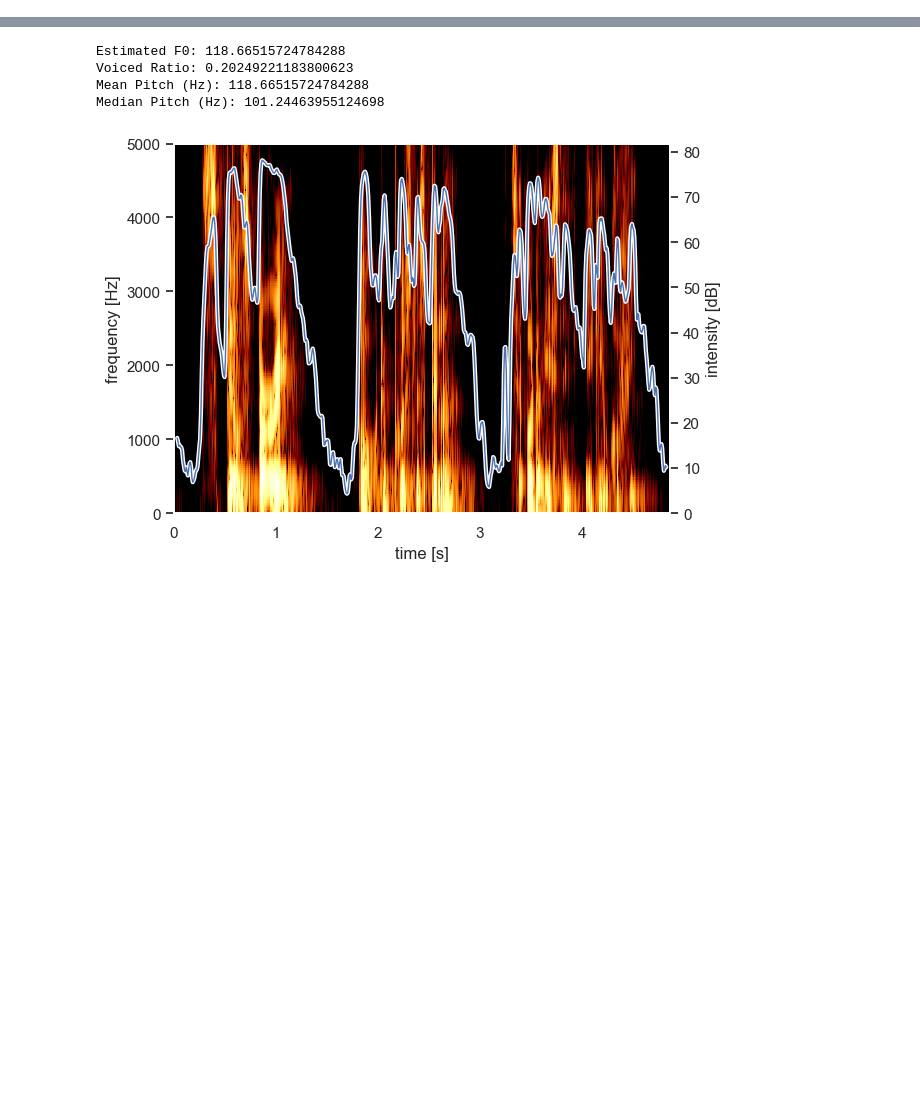
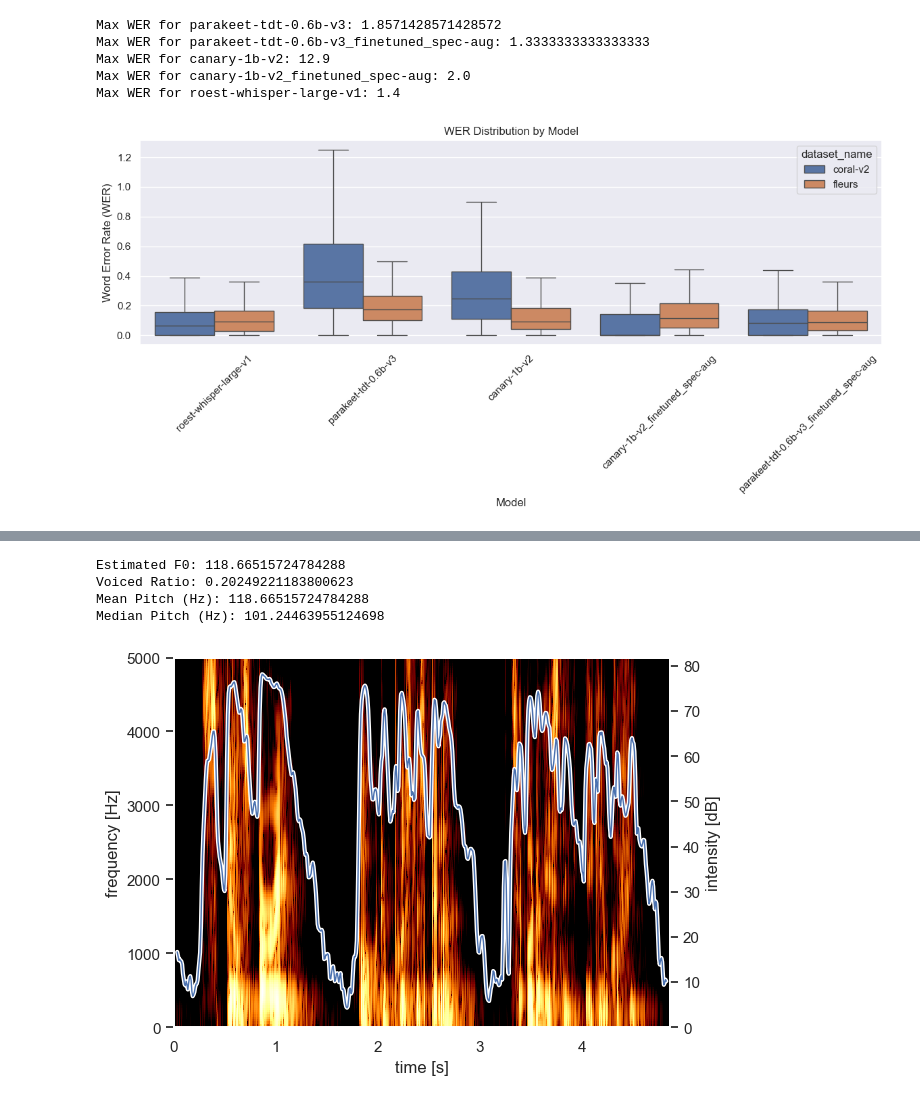
Before and after one commit to jhoffe/master_thesis, a Jupyter notebook: notebooks/evaluate_model.ipynb, the cells around one changed output, grey strips where cells are left out. Cells and saved outputs as stored; diff of their text form; code cells hidden in the pictures; blank space fills up the shorter version.

```diff
--- a/notebooks/evaluate_model.ipynb
+++ b/notebooks/evaluate_model.ipynb
@@ -90,27 +48,0 @@ plt.show()
-# %%
-#
-
-
-# filter on fleurs
-df_filtered = df_filtered[df_filtered["dataset_name"] == "fleurs"]
-
-# filter WER below 1.0
-df_filtered = df_filtered[(df_filtered["WER"] > .1) & (df_filtered["WER"] < 10.0)]
-
-metrics = ["mean_pitch_hz", "median_pitch_hz", "voiced_ratio"]
-for metric in metrics:
-    # plot WER vs mean pitch
-    plt.figure(figsize=(10, 6))
-    sns.scatterplot(data=df_filtered, x=metric, y="WER", hue="model")
-    plt.title(f"WER vs {metric} by Model")
-    plt.xlabel(f"{metric}")
-    plt.ylabel("Word Error Rate (WER)")
-    plt.legend(title="Model")
-    plt.grid(True)
-    plt.show()
-
-    # compute correlation coefficients
-    for model in models:
-        subset = df_filtered[df_filtered["model"] == model]
-        correlation, p_value = stats.pearsonr(subset[metric], subset["WER"])
-        print(f"Model: {model}, Pearson Correlation: {correlation:.4f}, P-value: {p_value:.4e}")
@@ -142,0 +177,21 @@ df_voi.head()
+# %%
+# plot distribution of WER for each model
+# print max WER per model
+for model in models:
+    max_wer = df_filtered[df_filtered["model"] == model]["WER"].max()
+    print(f"Max WER for {model}: {max_wer}")
+plt.figure(figsize=(12, 6))
+sns.boxplot(x="model", y="WER", data=df_filtered, hue='dataset_name', showfliers=False)
+plt.title("WER Distribution by Model")
+plt.xlabel("Model")
+plt.ylabel("Word Error Rate (WER)")
+plt.xticks(rotation=45)
+plt.tight_layout()
+plt.show()
+# %% [output]
+Max WER for parakeet-tdt-0.6b-v3: 1.8571428571428572
+Max WER for parakeet-tdt-0.6b-v3_finetuned_spec-aug: 1.3333333333333333
+Max WER for canary-1b-v2: 12.9
+Max WER for canary-1b-v2_finetuned_spec-aug: 2.0
+Max WER for roest-whisper-large-v1: 1.4
+[figure, added]
```
Also changed, not shown: parts of 14 cells of this notebook, 5 other files.
